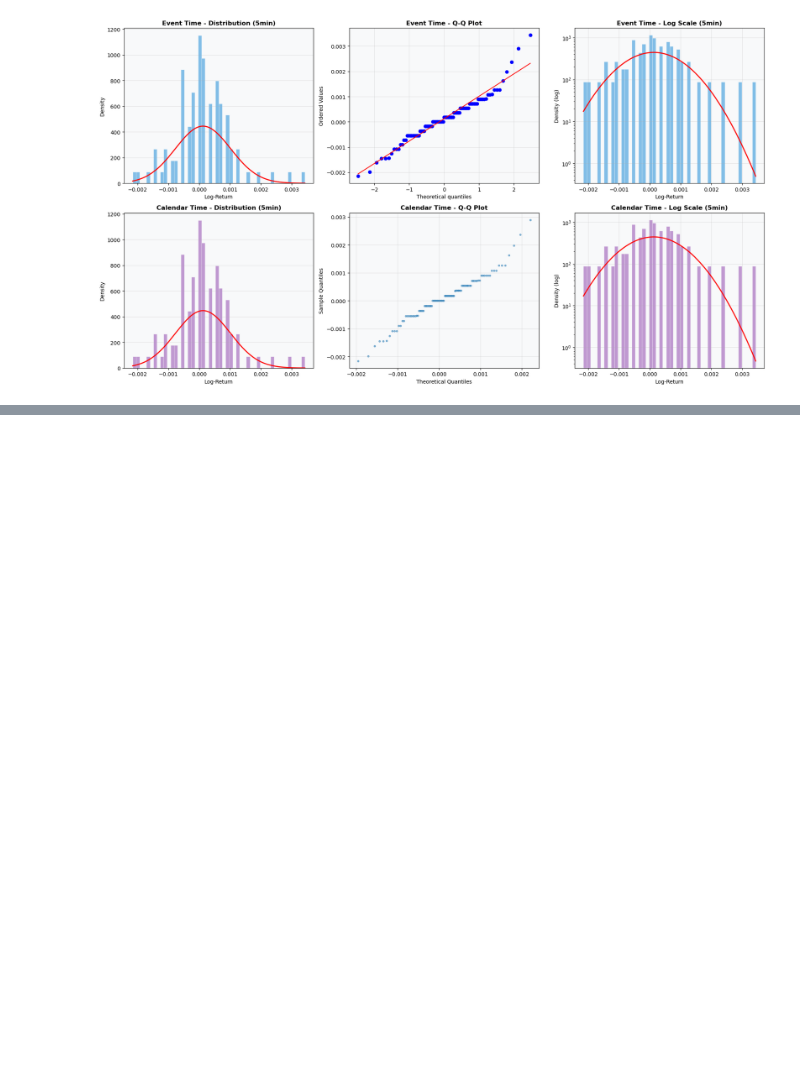
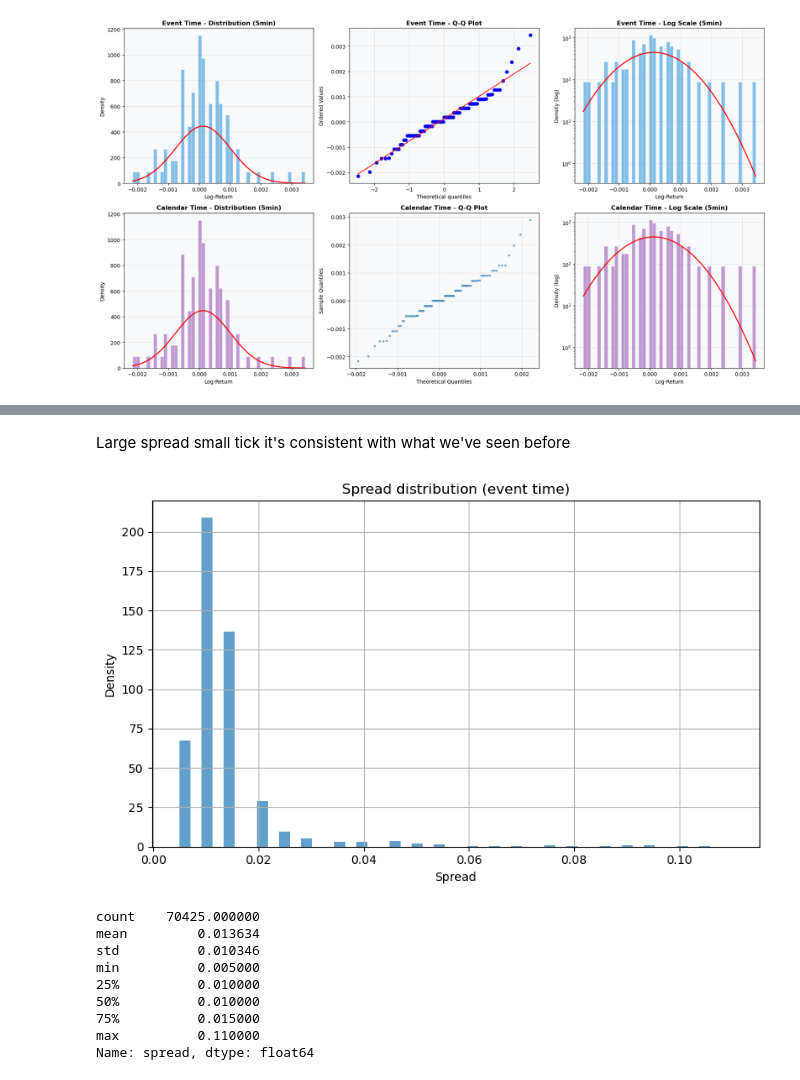
Before and after one commit to Guillaume-melis/HFT_Labs, a Jupyter notebook: DHF_Lab1_Melis_Boro_Rousseau.ipynb, the cells around one changed output, grey strips where cells are left out. Saved outputs shown, nothing was run; the diff lists cells and outputs as text; code cells hidden in the pictures; blank space fills up the shorter version.

```diff
--- a/DHF_Lab1_Melis_Boro_Rousseau.ipynb
+++ b/DHF_Lab1_Melis_Boro_Rousseau.ipynb
@@ -1160,0 +1165,4 @@ plt.show()
+# %%
+df0 = open_convert_data("stock0_day0_updates.csv.gz")
+df1 = open_convert_data("stock1_day0_updates.csv.gz")
+df2 = open_convert_data("stock2_day0_updates.csv.gz")
@@ -1160,0 +1486,22 @@ plt.show()
+# %% [markdown]
+Large spread small tick it's consistent with what we've seen before
+# %%
+df1_prices = add_price_metrics(df1[df1["type"]!="T"])
+df1_prices = df1_prices.copy()
+df1_prices["spread"] = df1_prices["ap"] - df1_prices["bp"]
+stats_event = plot_spread_distribution_event_time(
+    df1_prices,
+    "Spread distribution (event time)"
+)
+print(stats_event)
+# %% [output]
+[figure, added]
+count    70425.000000
+mean         0.013634
+std          0.010346
+min          0.005000
+25%          0.010000
+50%          0.010000
+75%          0.015000
+max          0.110000
+Name: spread, dtype: float64
```
Also changed, not shown: parts of 32 cells of this notebook.
